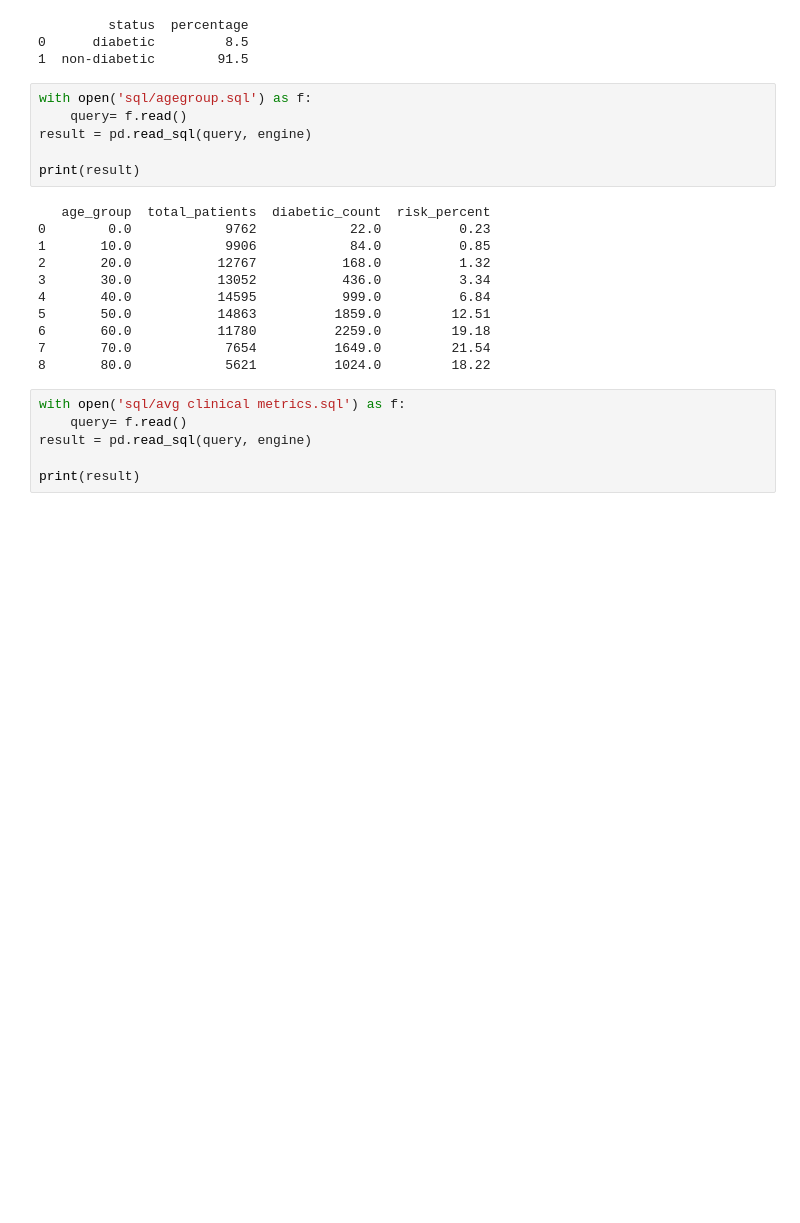
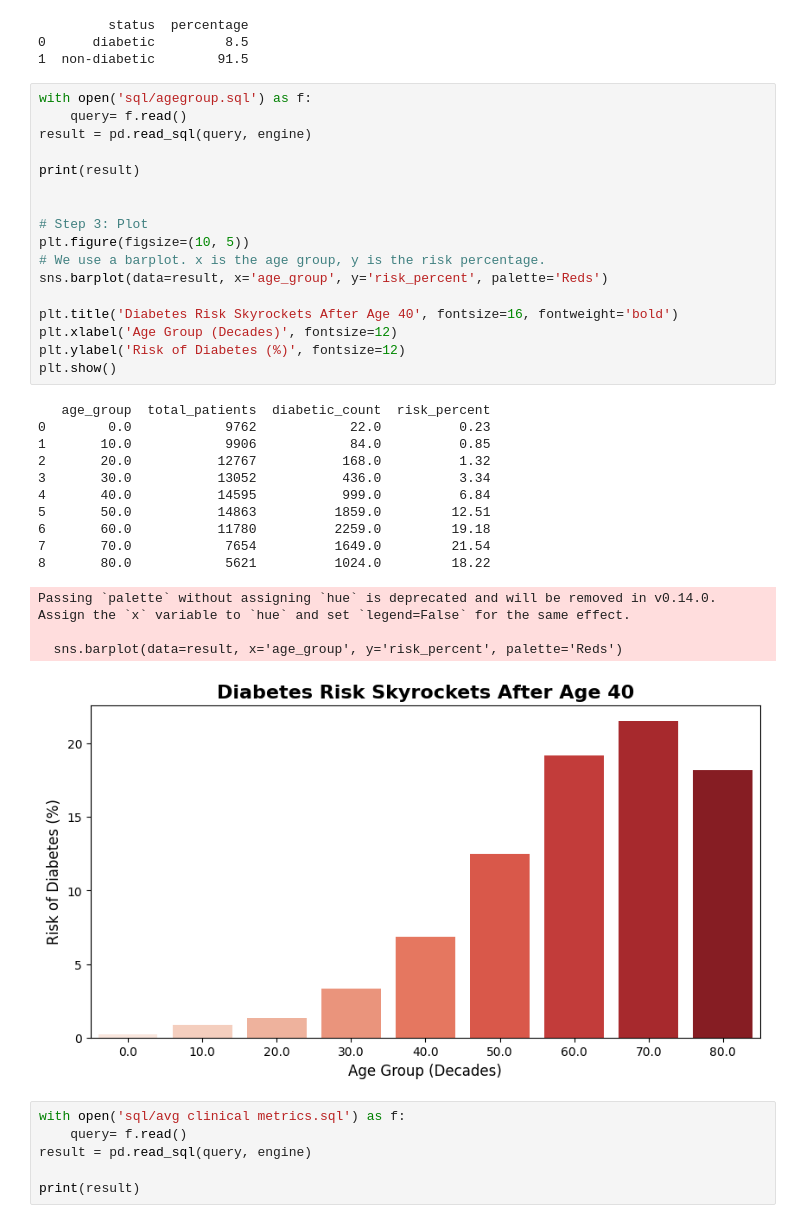
Before and after one commit to kunwarsaurav/disease-prediction-, a Jupyter notebook: eda.ipynb, the cells around one changed output. Drawn from its saved outputs; the diff is of its cells as text; blank space fills up the shorter version.

Commit message:
eda visual

```diff
--- a/eda.ipynb
+++ b/eda.ipynb
@@ -31,20 +33,35 @@ print(result)
 # %%
 with open('sql/agegroup.sql') as f:
     query= f.read()
 result = pd.read_sql(query, engine)
 
 print(result)
+
+
+# Step 3: Plot
+plt.figure(figsize=(10, 5))
+# We use a barplot. x is the age group, y is the risk percentage.
+sns.barplot(data=result, x='age_group', y='risk_percent', palette='Reds')
+
+plt.title('Diabetes Risk Skyrockets After Age 40', fontsize=16, fontweight='bold')
+plt.xlabel('Age Group (Decades)', fontsize=12)
+plt.ylabel('Risk of Diabetes (%)', fontsize=12)
+plt.show()
 # %% [output]
    age_group  total_patients  diabetic_count  risk_percent
 0        0.0            9762            22.0          0.23
 1       10.0            9906            84.0          0.85
 2       20.0           12767           168.0          1.32
 3       30.0           13052           436.0          3.34
 4       40.0           14595           999.0          6.84
 5       50.0           14863          1859.0         12.51
 6       60.0           11780          2259.0         19.18
 7       70.0            7654          1649.0         21.54
 8       80.0            5621          1024.0         18.22
+Passing `palette` without assigning `hue` is deprecated and will be removed in v0.14.0. Assign the `x` variable to `hue` and set `legend=False` for the same effect.
+
+  sns.barplot(data=result, x='age_group', y='risk_percent', palette='Reds')
+[figure, added]
 # %%
 with open('sql/avg clinical metrics.sql') as f:
     query= f.read()
```
Also changed, not shown: parts of 1 cell of this notebook.
